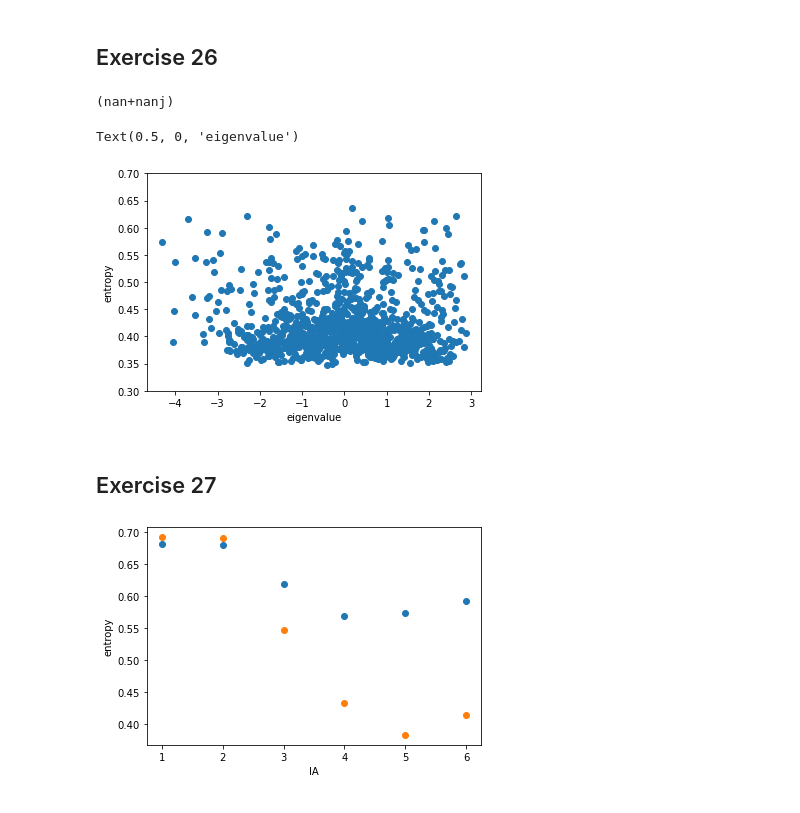
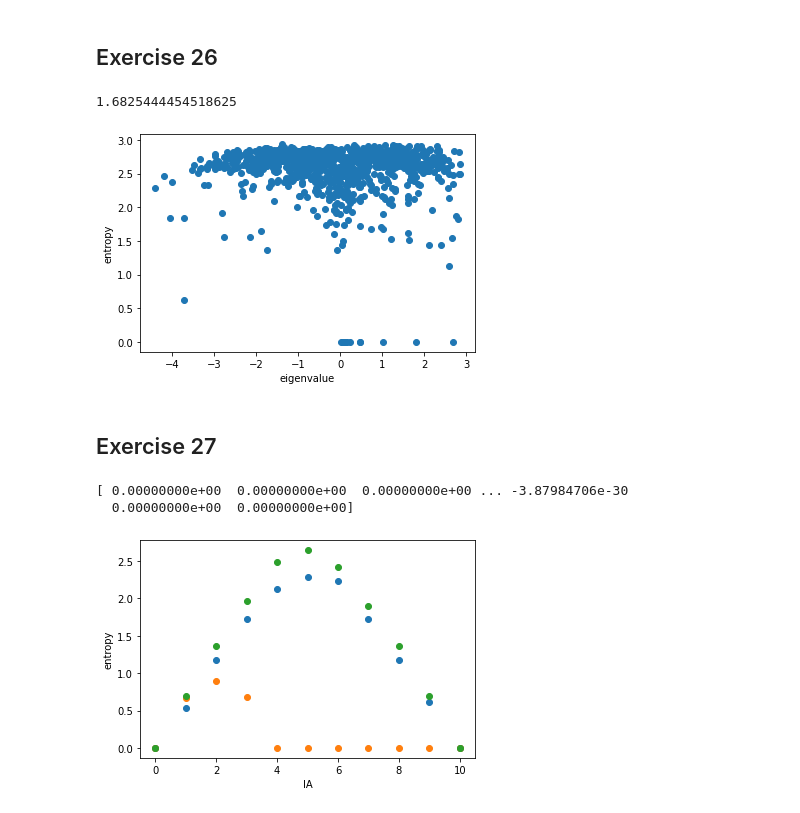
Before and after one commit to Leonhard-Moske/CMCMP, a Jupyter notebook: sheet9/physics767_sheet9_LeonhardMoske.ipynb, the cells around one changed output. Saved outputs shown, nothing was run; the diff lists cells and outputs as text; code cells hidden in the pictures.

```diff
--- a/sheet9/physics767_sheet9_LeonhardMoske.ipynb
+++ b/sheet9/physics767_sheet9_LeonhardMoske.ipynb
@@ -195,7 +195,7 @@ def calcMatrixOpenWField(Basis, J, L, s, h):# calculate the basis by calculating
         Matrix[i,j] = HamiltonianOpen(J, Basis[i], L, Basis[j], s)
     return Matrix
 # %%
-L = 10
+L = 12
 s = 0.5
 J = 1
 
@@ -222,52 +220,62 @@ plt.plot(sorted(w))
 import itertools as it
 
 def projection(lA, lB, state):
-    return np.reshape(state, (2**int(lA),2**int(lB)))
+    return np.reshape(state, (2**int(lB),2**int(lA)))
 
 
 def entropy(state, lA, lB):
     T = projection(lA, lB, state)
-    TTev = np.linalg.eigvals(np.matmul(T, np.transpose(T)))
-    return - np.sum(np.multiply(np.power(TTev,2), np.log(np.power(TTev,2))))
+    # print(state)
+    # print(T)
+    TTev = np.abs(np.linalg.eigvals(np.matmul(np.transpose(np.matrix.conjugate(T)), T))) # conjugate not nessec since real
+    TTev = np.delete(TTev, TTev < 10E-7)
+    return - np.sum(np.multiply(TTev, np.log(TTev)))
 # %%
 # print(v[2])
 # print(projection(L/2, L/2, v[2]))
 print(entropy(v[1], L/2, L/2))
 # %% [output]
-(nan+nanj)
+1.6825444454518625
 # %%
 entro = np.array([entropy(eState, L/2, L/2) for eState in v])
 # %%
 import matplotlib.pyplot as plt
 
+minimalEntro = np.argmin(entro)
+
 plt.scatter(w, entro)
-plt.ylim((0.3,0.7))
 plt.ylabel("entropy")
 plt.xlabel("eigenvalue")
 plt.show()
 # %% [output]
-Text(0.5, 0, 'eigenvalue')
-[figure, old version]
+[figure, new version]
 # %% [markdown]
 ## Exercise 27
 # %%
 lowestEv = v[np.argmin(w)]
+zeroEv = v[minimalEntro]# v[np.argmin(np.absolute(w)) +2] #nice trick to get index of closest value
+maxEv = v[np.argmax(w)]
+
+print(lowestEv)
 
 minEntro = []
 zeroEntro = []
+maxEntro = []
 
-zeroEv = v[np.argmin(np.absolute(w))] #nice trick to get index of closest value
-
-for i in range(1,int(L)):
+for i in range(0,int(L+1)):
     minEntro.append(entropy(lowestEv,i,L-i))
     zeroEntro.append(entropy(zeroEv, i, L-i))
+    maxEntro.append(entropy(maxEv, i, L-i))
 
-xrange = [i for i in range(1,int(L))]
+xrange = [i for i in range(0,int(L+1))]
 
 plt.scatter(xrange, minEntro)
 plt.scatter(xrange, zeroEntro)
+plt.scatter(xrange, maxEntro)
 plt.xlabel("lA")
 plt.ylabel("entropy")
 plt.show()
 # %% [output]
+[ 0.00000000e+00  0.00000000e+00  0.00000000e+00 ... -3.87984706e-30
+  0.00000000e+00  0.00000000e+00]
-[figure, old version]
+[figure, new version]
```
Also changed, not shown: parts of 2 cells of this notebook, 1 other file.
